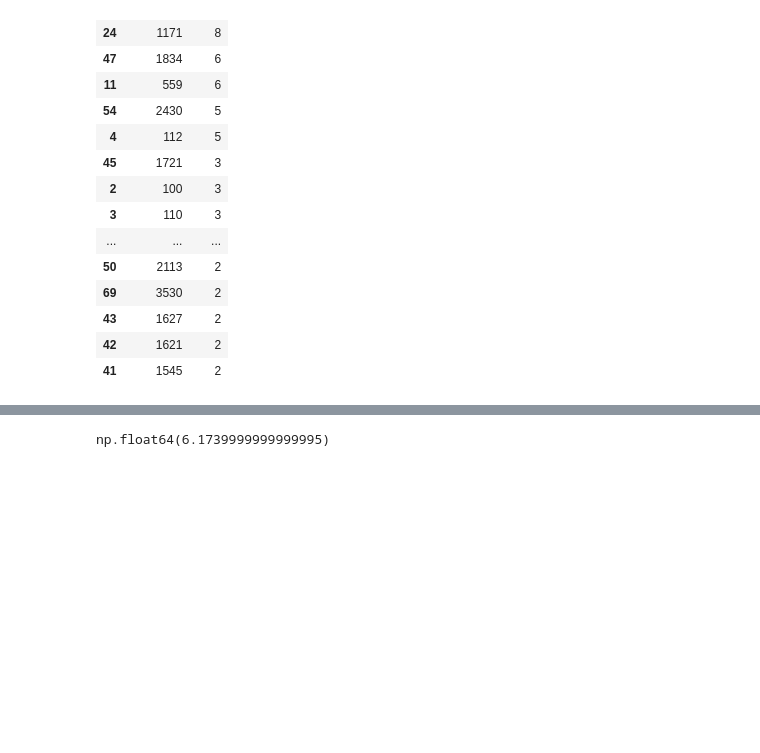
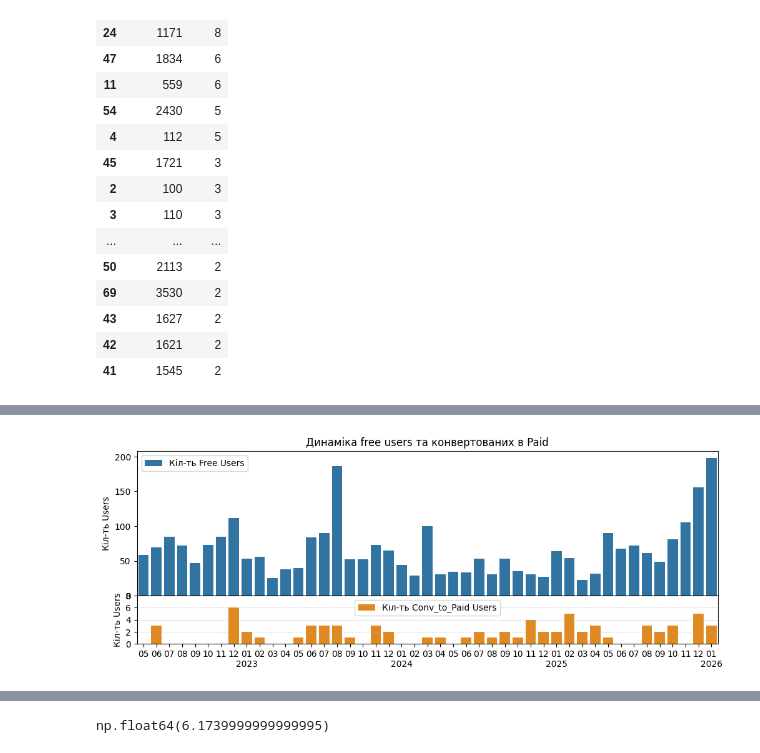
Before and after one commit to Chocopie-DA/db_analysis_sql_sweetylove, a Jupyter notebook: 03_notebooks/EDA.ipynb, the cells around one changed output, grey strips where cells are left out. Drawn from its saved outputs; the diff is of its cells as text; code cells hidden in the pictures; blank space fills up the shorter version.

```diff
--- a/03_notebooks/EDA.ipynb
+++ b/03_notebooks/EDA.ipynb
@@ -1070,16 +1017,35 @@ Name: user_key, dtype: float64
 # %%
-fig, ax = plt.subplots(figsize=(16, 6))
+fig, ax = plt.subplots(2, 1, figsize=(12, 4), gridspec_kw={'height_ratios': [3, 1]}, sharex=True)
 
-sns.barplot(free_nunique, x='year_month', y='user_key')
-plt.xticks(rotation=90)
 
-ax2 = ax.twinx()
+sns.barplot(free_nunique,
+            x='year_month',
+            y='user_key',
+            label='Кіл-ть Free Users',
+            ax=ax[0])
 
-sns.lineplot(free_rvn_m, x='year_month', y='total_revenue', ax=ax2,
-             color='darkorange', linewidth = 2)
+ax2 = ax[1]
 
-plt.title("Динаміка free users ")
+sns.barplot(free_nunique,
+             x='year_month',
+             y='count',
+             ax=ax2,
+             label='Кіл-ть Conv_to_Paid Users',
+             color='darkorange')
 
-ax.legend(['Revenue', 'Кілкість free users'])
+ax2.set_yticks(np.arange(0, 9, 2))
+ax2.grid(axis='y', linestyle='--', alpha=0.5)
+ax2.set_xlabel("")
+ax[0].set_ylabel('Кіл-ть Users')
+ax2.set_ylabel('Кіл-ть Users')
 
-plt.show()
+labels = pd.to_datetime(df['time_utc']).dt.strftime("%Y-%m").unique() \
+                .map(lambda x: x[-2:] + '\n' + x[:4] if x[-2:] == "01" else x[-2:])
+
+ax2.set_xticks(range(len(labels)), labels=labels)
+
+plt.subplots_adjust(hspace=0.00)
+ax[0].set_title("Динаміка free users та конвертованих в Paid")
+
+free_freepaid_plot = fig
+plt.close()
@@ -1191,0 +1159,4 @@ plt.show()
+# %%
+free_freepaid_plot
+# %% [output]
+[figure, added]
```
Also changed, not shown: parts of 93 cells of this notebook.
